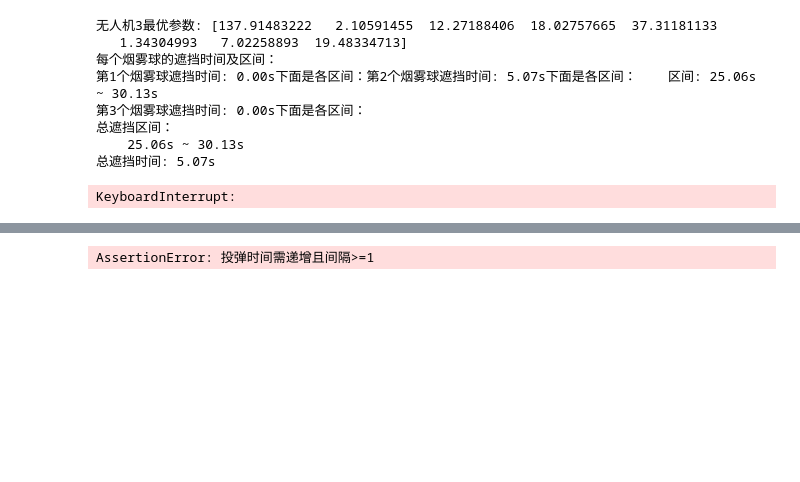
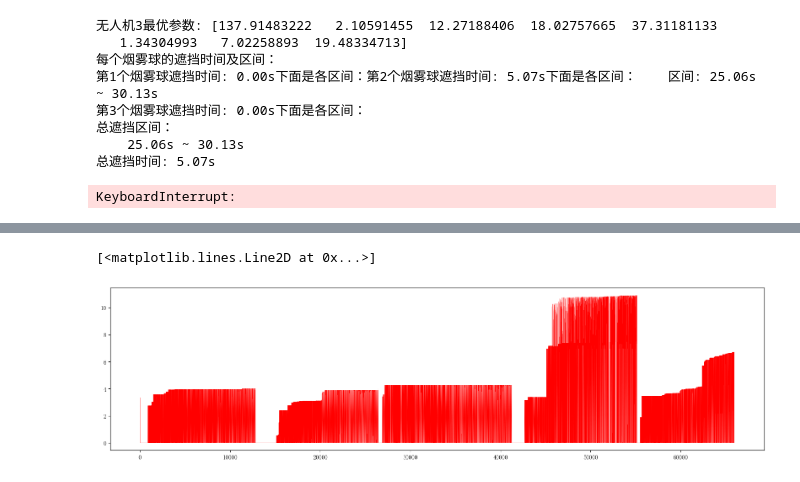
Before and after one commit to lumen183/2025A_practice, a Jupyter notebook: new_solution05.ipynb, the cells around one changed output, grey strips where cells are left out. Cells and saved outputs as stored; diff of their text form; code cells hidden in the pictures; blank space fills up the shorter version.

```diff
--- a/new_solution05.ipynb
+++ b/new_solution05.ipynb
@@ -325,6 +352,4 @@ pbar.close()
 # %%
-# 调试get_missile_cover_time_multi_bomb_and_missile
-smoke_centers01 = get_smoke_center_multi(drone_pos[0], result.x[1], result.x[0], result.x[2:5], result.x[5:8], t_list)
-get_missile_cover_time_multi_bomb_and_missile(smoke_centers01, missile_trajs, true_target, smoke_R, t_list, debug=True)
 # %% [output]
-AssertionError: 投弹时间需递增且间隔>=1
+[<matplotlib.lines.Line2D at 0x...>]
+[figure, added]
```
Also changed, not shown: parts of 1 cell of this notebook, 5 other files.
